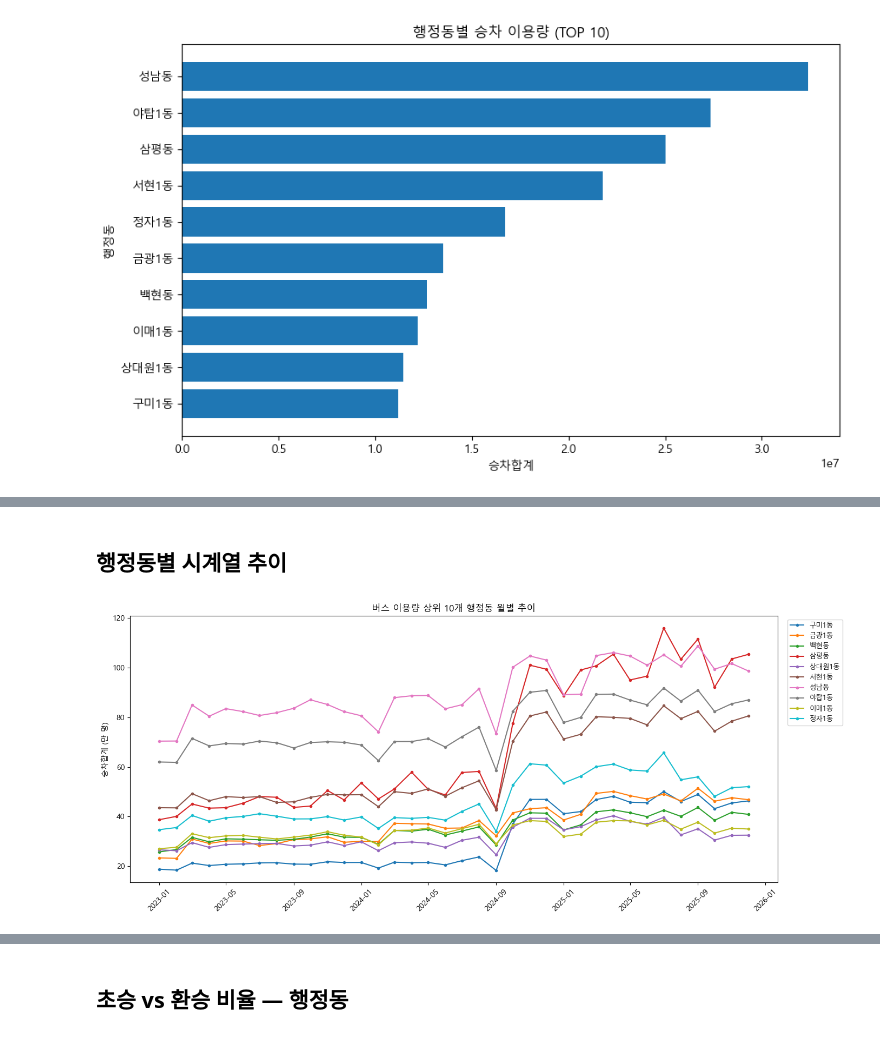
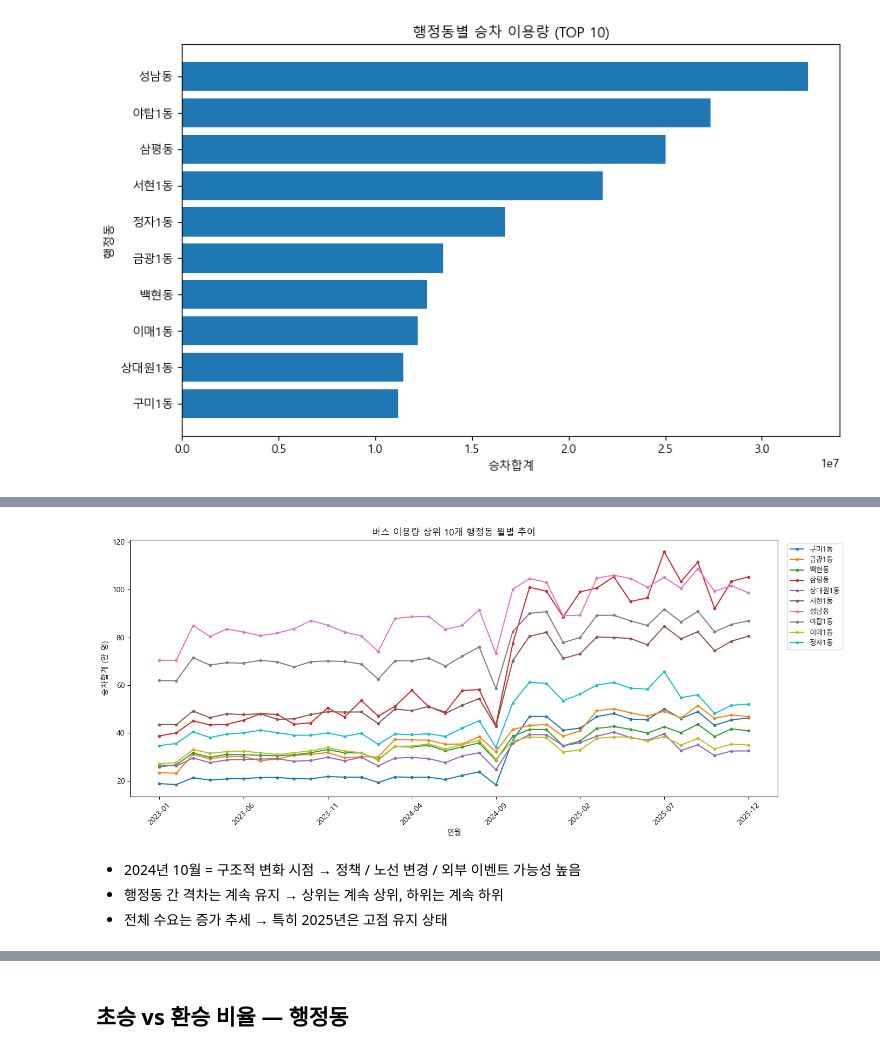
Before and after one commit to bulsajo1/final_project, a Jupyter notebook: sungju/EDA_교통.ipynb, the cells around one changed output, grey strips where cells are left out. Cells and saved outputs as stored; diff of their text form; code cells hidden in the pictures.

```diff
--- a/sungju/EDA_교통.ipynb
+++ b/sungju/EDA_교통.ipynb
@@ -9,9 +9,9 @@ file_path = "../Data/2차전처리_버스데이터.csv"
 print(os.path.exists(file_path))
 
 # True가 나오면 실행
-df_dus = pd.read_csv(file_path, encoding="utf-8-sig")
+df_bus = pd.read_csv(file_path, encoding="utf-8-sig")
 
-df_dus.head(5)
+df_bus.head(5)
 # %% [output]
 True
 |  | 승하차일자 | 관할관청 | 행정동 | 정류소ID | 정류소번호 | 정류소명 | 승차합계 | 초승 | 환승 | 하차 |
@@ -159,18 +77,41 @@ plt.show()
-# %% [markdown]
-## 행정동별 시계열 추이
 # %%
-dec10_list = dong_slope.head(10)['행정동'].tolist()
-top10_list = slope_df.nlargest(10, '평균월이용량').index.tolist()
+# 1. 월별 행정동별 승차합계
+dong_m = (
+    df_bus
+    .groupby(['행정동', '승하차일자'])['승차합계']
+    .sum()
+    .reset_index()
+)
 
-# 이용량 상위 10개 동
-fig, ax = plt.subplots(figsize=(14, 6))
-for dong, grp in dong_m[dong_m['행정동'].isin(top10_list)].groupby('행정동'):
-    ax.plot(grp['연월_dt'], grp['승차합계'] / 1e4, marker='o', ms=3, label=dong)
-ax.set_title('버스 이용량 상위 10개 행정동 월별 추이', fontsize=12)
-ax.set_ylabel('승차합계 (만 명)')
-ax.legend(bbox_to_anchor=(1.01, 1), loc='upper left', fontsize=9)
-ax.tick_params(axis='x', rotation=45)
+# 2. 행정동별 평균 월 이용량
+slope_df = (
+    dong_m
+    .groupby('행정동')['승차합계']
+    .mean()
+    .sort_values(ascending=False)
+)
+
+# 3. 이용량 상위 10개 동
+top10_list = slope_df.head(10).index.tolist()
+
+# 4. 그래프
+pivot = (
+    dong_m[dong_m['행정동'].isin(top10_list)]
+    .pivot(index='승하차일자', columns='행정동', values='승차합계') / 1e4
+)
+
+pivot.plot(figsize=(14, 6), marker='o', ms=3)
+
+plt.title('버스 이용량 상위 10개 행정동 월별 추이', fontsize=12)
+plt.ylabel('승차합계 (만 명)')
+plt.xlabel('연월')
+plt.xticks(rotation=45)
+plt.legend(bbox_to_anchor=(1.01, 1), loc='upper left', fontsize=9)
 plt.tight_layout()
 plt.show()
 # %% [output]
-[figure, old version]
+[figure, new version]
+# %% [markdown]
+ - 2024년 10월 = 구조적 변화 시점 → 정책 / 노선 변경 / 외부 이벤트 가능성 높음
+ -  행정동 간 격차는 계속 유지 → 상위는 계속 상위, 하위는 계속 하위
+ -  전체 수요는 증가 추세 → 특히 2025년은 고점 유지 상태
```
Also changed, not shown: parts of 16 cells of this notebook, 1 other file.
